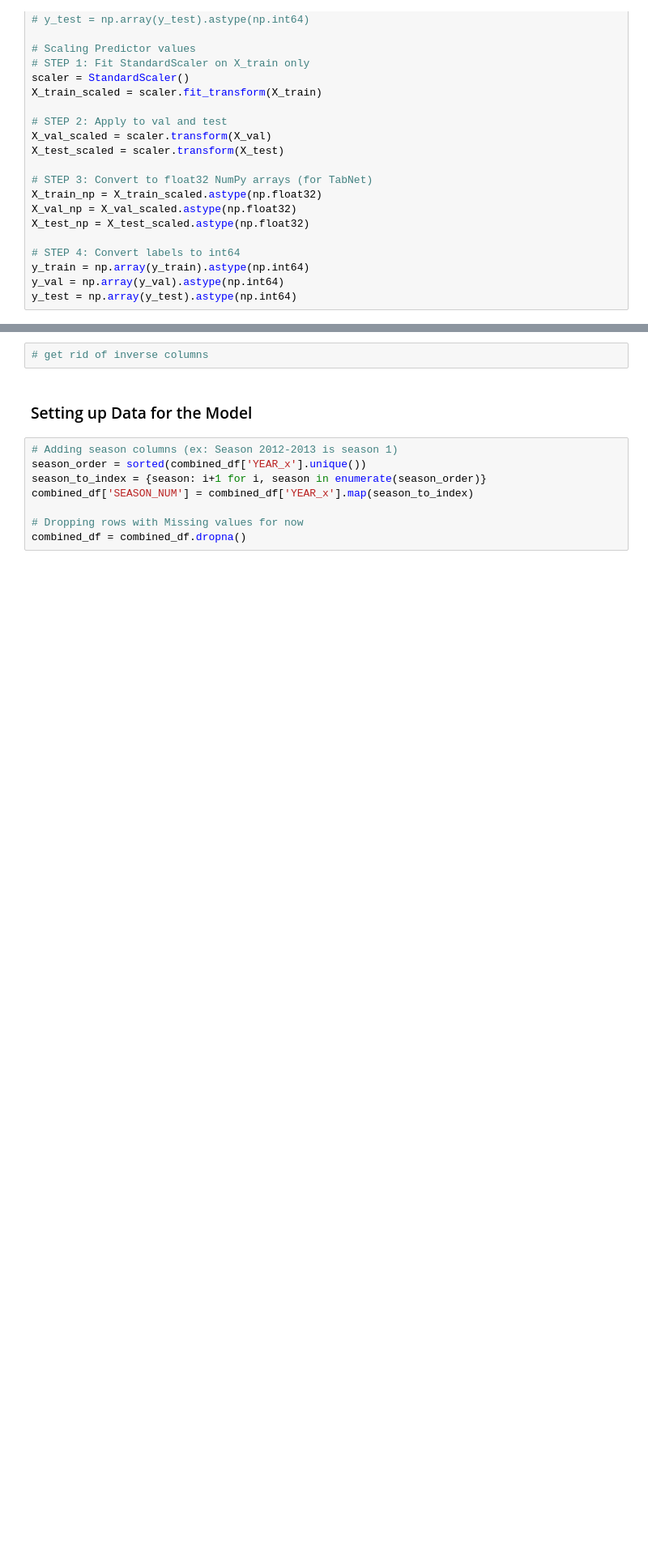
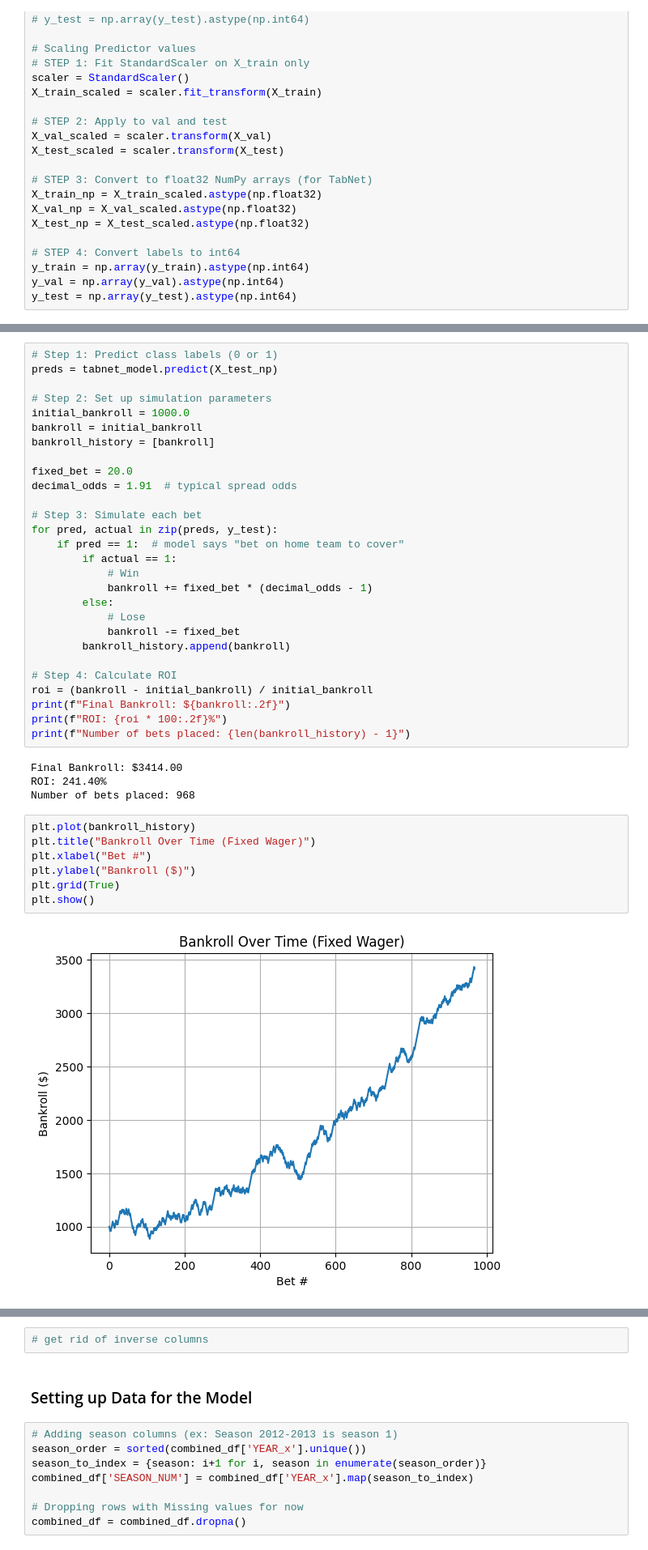
Before and after one commit to lathangregg/DL_project, a Jupyter notebook: notebooks/lathan2.ipynb, the cells around one changed output, grey strips where cells are left out. Shown at 81% size. Drawn from its saved outputs; the diff is of its cells as text; blank space fills up the shorter version.

Commit message:
"updated with simulation"

```diff
--- a/notebooks/lathan2.ipynb
+++ b/notebooks/lathan2.ipynb
@@ -452,0 +495,41 @@ weighted avg       0.62      0.62      0.60      2424
+# %%
+# Step 1: Predict class labels (0 or 1)
+preds = tabnet_model.predict(X_test_np)
+
+# Step 2: Set up simulation parameters
+initial_bankroll = 1000.0
+bankroll = initial_bankroll
+bankroll_history = [bankroll]
+
+fixed_bet = 20.0
+decimal_odds = 1.91  # typical spread odds
+
+# Step 3: Simulate each bet
+for pred, actual in zip(preds, y_test):
+    if pred == 1:  # model says "bet on home team to cover"
+        if actual == 1:
+            # Win
+            bankroll += fixed_bet * (decimal_odds - 1)
+        else:
+            # Lose
+            bankroll -= fixed_bet
+        bankroll_history.append(bankroll)
+
+# Step 4: Calculate ROI
+roi = (bankroll - initial_bankroll) / initial_bankroll
+print(f"Final Bankroll: ${bankroll:.2f}")
+print(f"ROI: {roi * 100:.2f}%")
+print(f"Number of bets placed: {len(bankroll_history) - 1}")
+# %% [output]
+Final Bankroll: $3414.00
+ROI: 241.40%
+Number of bets placed: 968
+# %%
+plt.plot(bankroll_history)
+plt.title("Bankroll Over Time (Fixed Wager)")
+plt.xlabel("Bet #")
+plt.ylabel("Bankroll ($)")
+plt.grid(True)
+plt.show()
+# %% [output]
+[figure, added]
```
Also changed, not shown: parts of 13 cells of this notebook.
